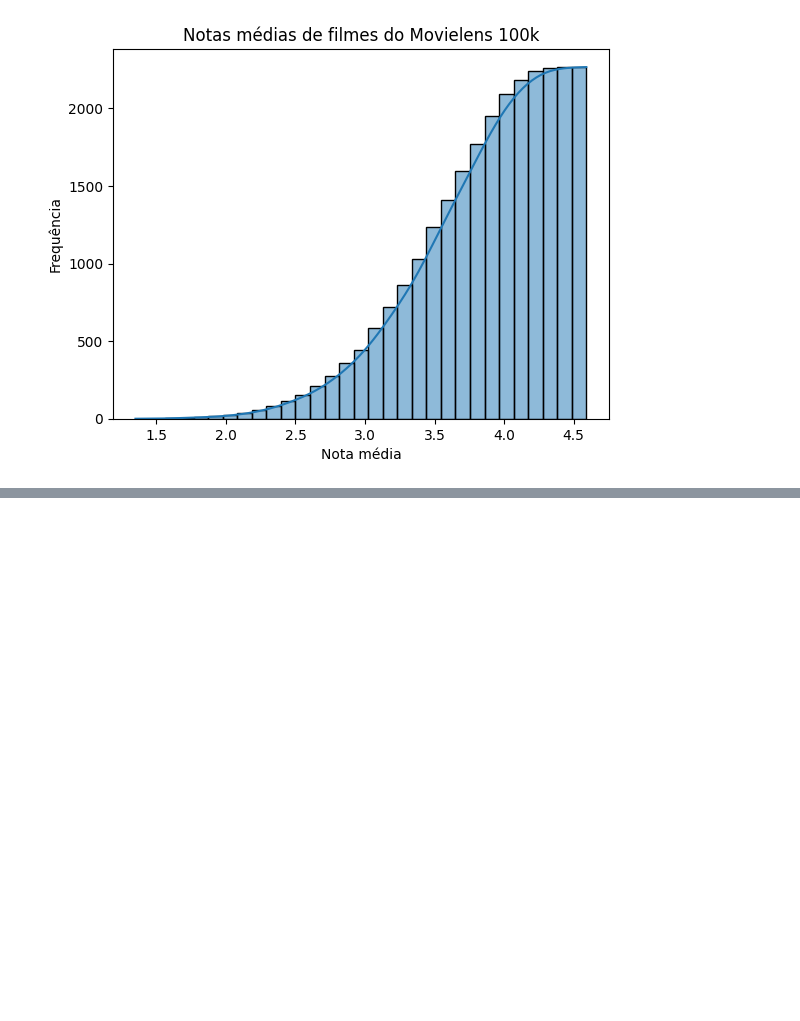
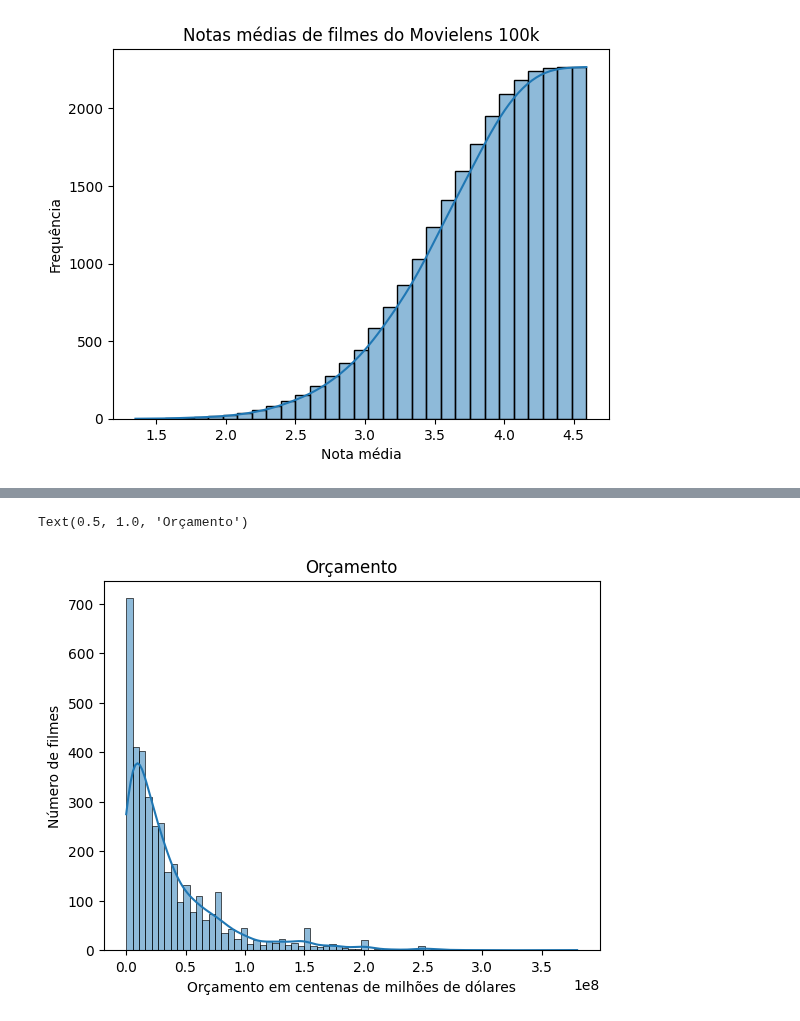
Before and after one commit to angelomaia/alura-cursos, a Jupyter notebook: Formação Estatística com Python /Data_Science-Testes_Estatísticos/Testes_estatísticos.ipynb, the cells around one changed output, grey strips where cells are left out. Drawn from its saved outputs; the diff is of its cells as text; code cells hidden in the pictures; blank space fills up the shorter version.

```diff
--- a/Formação Estatística com Python /Data_Science-Testes_Estatísticos/Testes_estatísticos.ipynb
+++ b/Formação Estatística com Python /Data_Science-Testes_Estatísticos/Testes_estatísticos.ipynb
@@ -158,0 +175,7 @@ Text(0.5, 1.0, 'Notas médias de filmes do Movielens 100k')
+# %%
+ax = sns.histplot(x=tmdb.query('budget > 0').budget, kde=True)
+ax.set(xlabel='Orçamento em centenas de milhões de dólares', ylabel='Número de filmes')
+ax.set_title('Orçamento')
+# %% [output]
+Text(0.5, 1.0, 'Orçamento')
+[figure, added]
```
Also changed, not shown: parts of 6 cells of this notebook.
